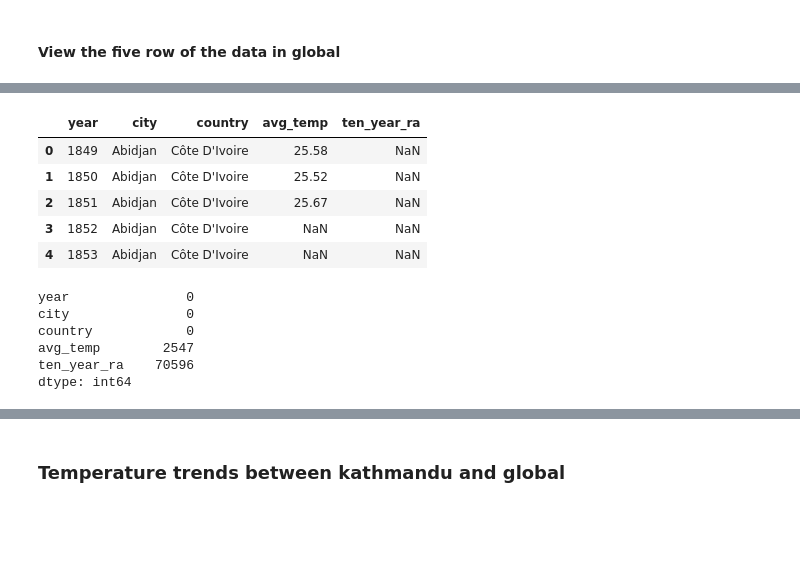
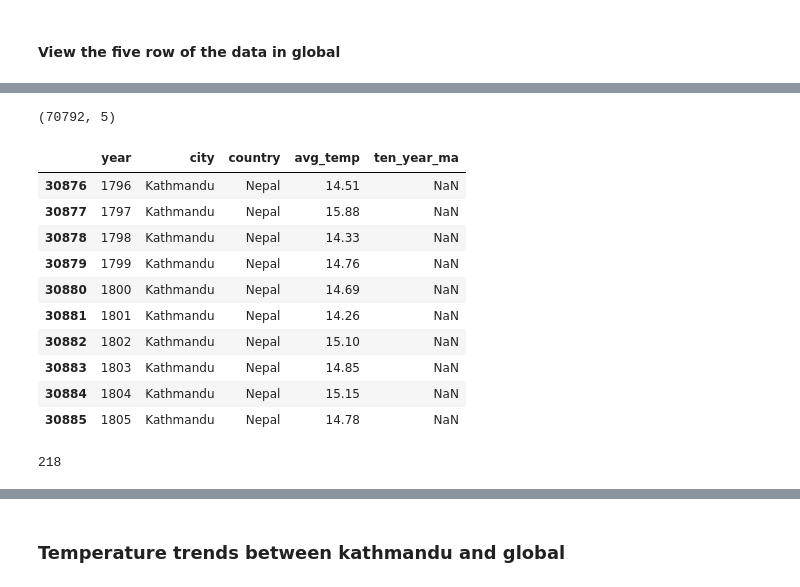
Before and after one commit to rishisubedi/Data_Analysis_Projects, a Jupyter notebook: Project_1/Exploring_weather_trends.ipynb, the cells around one changed output, grey strips where cells are left out. Saved outputs shown, nothing was run; the diff lists cells and outputs as text; code cells hidden in the pictures; blank space fills up the shorter version.

```diff
--- a/Project_1/Exploring_weather_trends.ipynb
+++ b/Project_1/Exploring_weather_trends.ipynb
@@ -47,18 +68,4 @@ dtype: int64
 # %%
-df_local.head()
+df_local.shape
 # %% [output]
-|  | year | city | country | avg_temp | ten_year_ra |
-| 0 | 1849 | Abidjan | Côte D'Ivoire | 25.58 | NaN |
-| 1 | 1850 | Abidjan | Côte D'Ivoire | 25.52 | NaN |
-| 2 | 1851 | Abidjan | Côte D'Ivoire | 25.67 | NaN |
-| 3 | 1852 | Abidjan | Côte D'Ivoire | NaN | NaN |
-| 4 | 1853 | Abidjan | Côte D'Ivoire | NaN | NaN |
+(70792, 5)
-# %%
-df_local.isnull().sum()
-# %% [output]
-year               0
-city               0
-country            0
-avg_temp        2547
-ten_year_ra    70596
-dtype: int64
@@ -64,0 +74,18 @@ dtype: int64
+# %%
+df_kat.iloc[:10,:]
+# %% [output]
+|  | year | city | country | avg_temp | ten_year_ma |
+| 30876 | 1796 | Kathmandu | Nepal | 14.51 | NaN |
+| 30877 | 1797 | Kathmandu | Nepal | 15.88 | NaN |
+| 30878 | 1798 | Kathmandu | Nepal | 14.33 | NaN |
+| 30879 | 1799 | Kathmandu | Nepal | 14.76 | NaN |
+| 30880 | 1800 | Kathmandu | Nepal | 14.69 | NaN |
+| 30881 | 1801 | Kathmandu | Nepal | 14.26 | NaN |
+| 30882 | 1802 | Kathmandu | Nepal | 15.10 | NaN |
+| 30883 | 1803 | Kathmandu | Nepal | 14.85 | NaN |
+| 30884 | 1804 | Kathmandu | Nepal | 15.15 | NaN |
+| 30885 | 1805 | Kathmandu | Nepal | 14.78 | NaN |
+# %%
+df_kat['city'].isnull().count()
+# %% [output]
+218
```
Also changed, not shown: parts of 34 cells of this notebook.
